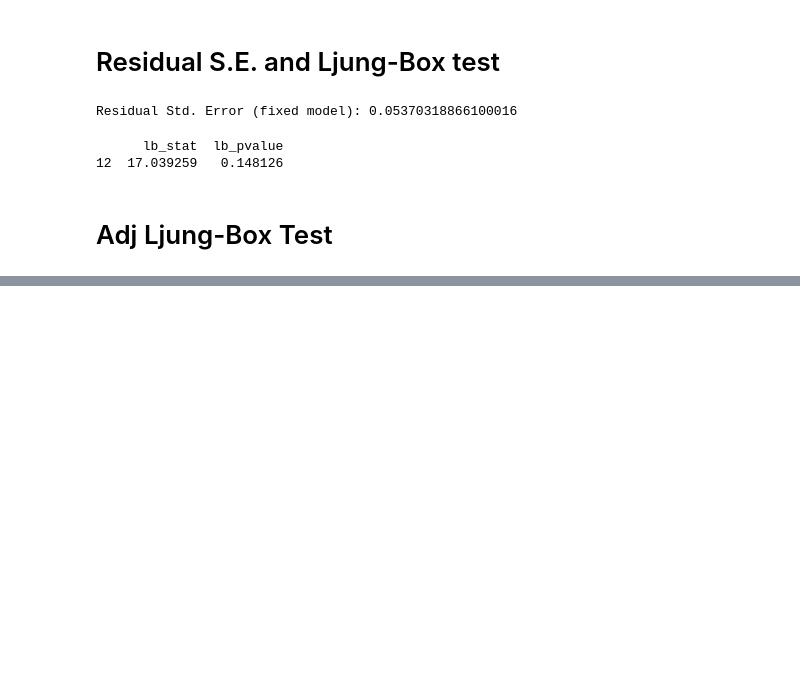
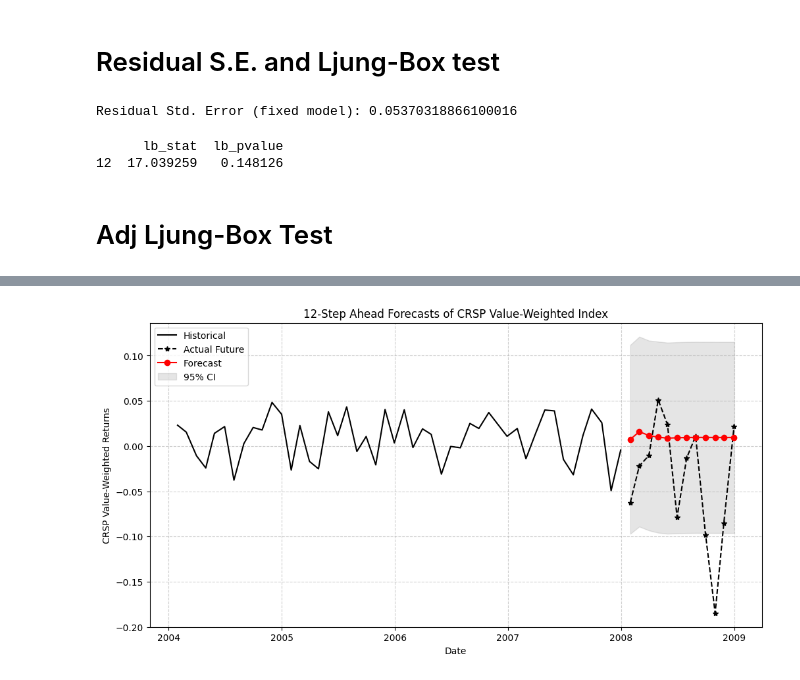
Before and after one commit to gabrieleantonini00/Analysis-of-Financial-Time-Series, a Jupyter notebook: FTS_AR_Forecasting.ipynb, the cells around one changed output, grey strips where cells are left out. Drawn from its saved outputs; the diff is of its cells as text; code cells hidden in the pictures; blank space fills up the shorter version.

Commit message:
Errors corrected, Forecasting section added.

```diff
--- a/FTS_AR_Forecasting.ipynb
+++ b/FTS_AR_Forecasting.ipynb
@@ -215,0 +217,6 @@ Adjusted p-value (AR1+AR3): 0.0734997880541971
+# %%
+# Fit AR(3) on training data
+ar3_train = ARIMA(train, order=(3,0,0)).fit()
+
+# Print model summary
+print(ar3_train.summary())
@@ -215,0 +241,12 @@ Adjusted p-value (AR1+AR3): 0.0734997880541971
+# %%
+# Forecast next 12 months
+forecast = ar3_train.get_forecast(steps=12)
+
+# Forecasted mean values
+pred_mean = forecast.predicted_mean
+
+# Standard errors of forecast
+pred_se = forecast.se_mean
+
+# 95% confidence intervals
+pred_ci = forecast.conf_int()
@@ -215,0 +281,34 @@ Adjusted p-value (AR1+AR3): 0.0734997880541971
+# %%
+plt.figure(figsize=(12,6))
+
+# Historical data (last 4 years = 48 months)
+last_n_months = 48
+plot_start = max(0, forecast_origin - last_n_months)
+plt.plot(df["date"].iloc[plot_start:forecast_origin],
+         vw.iloc[plot_start:forecast_origin],
+         color="black", label="Historical")
+
+# Actual future values connected with a dashed line
+plt.plot(df["date"].iloc[forecast_origin:forecast_origin+12],
+         test,
+         color="black", linestyle="--", marker="*", label="Actual Future")
+
+# Forecasted values
+plt.plot(df["date"].iloc[forecast_origin:forecast_origin+12],
+         pred_mean,
+         color="red", marker="o", label="Forecast")
+
+# Confidence interval (gray shaded area)
+plt.fill_between(df["date"].iloc[forecast_origin:forecast_origin+12],
+                 pred_ci.iloc[:,0],
+                 pred_ci.iloc[:,1],
+                 color="gray", alpha=0.2, label="95% CI")
+
+plt.xlabel("Date")
+plt.ylabel("CRSP Value-Weighted Returns")
+plt.title("12-Step Ahead Forecasts of CRSP Value-Weighted Index")
+plt.legend()
+plt.grid(True, linestyle="--", alpha=0.6)
+plt.show()
+# %% [output]
+[figure, added]
```
Also changed, not shown: parts of 11 cells of this notebook.
